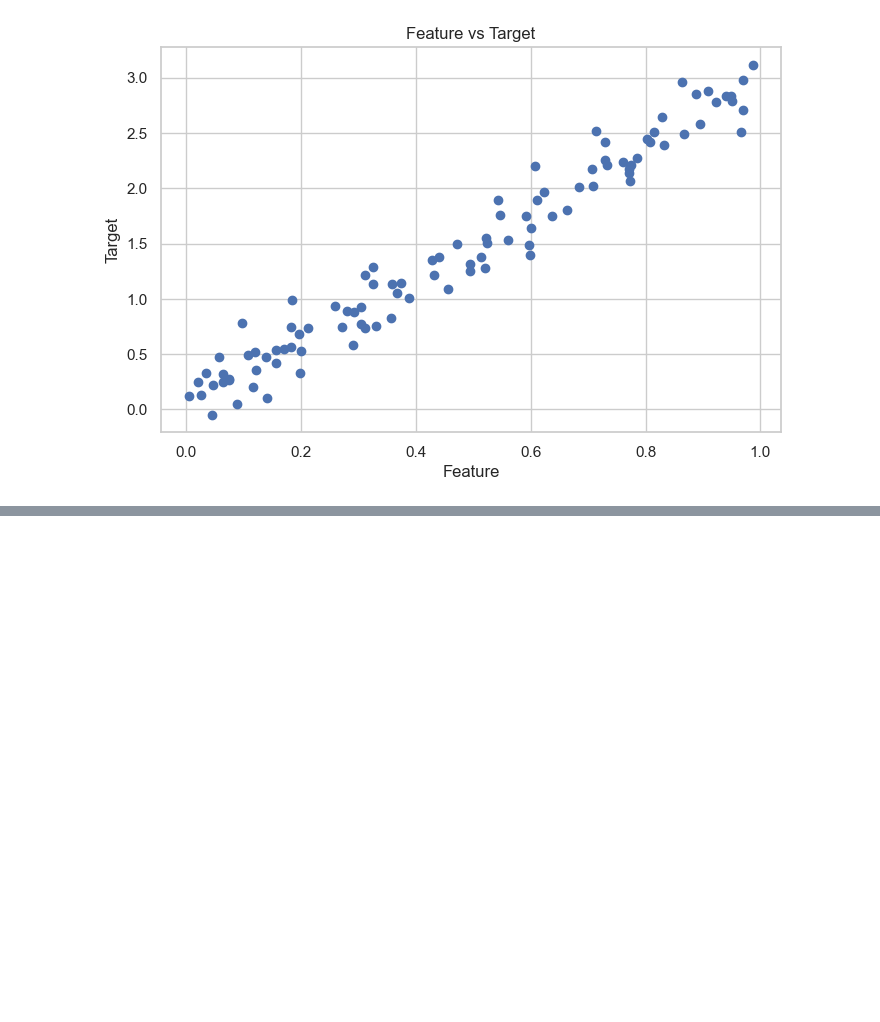
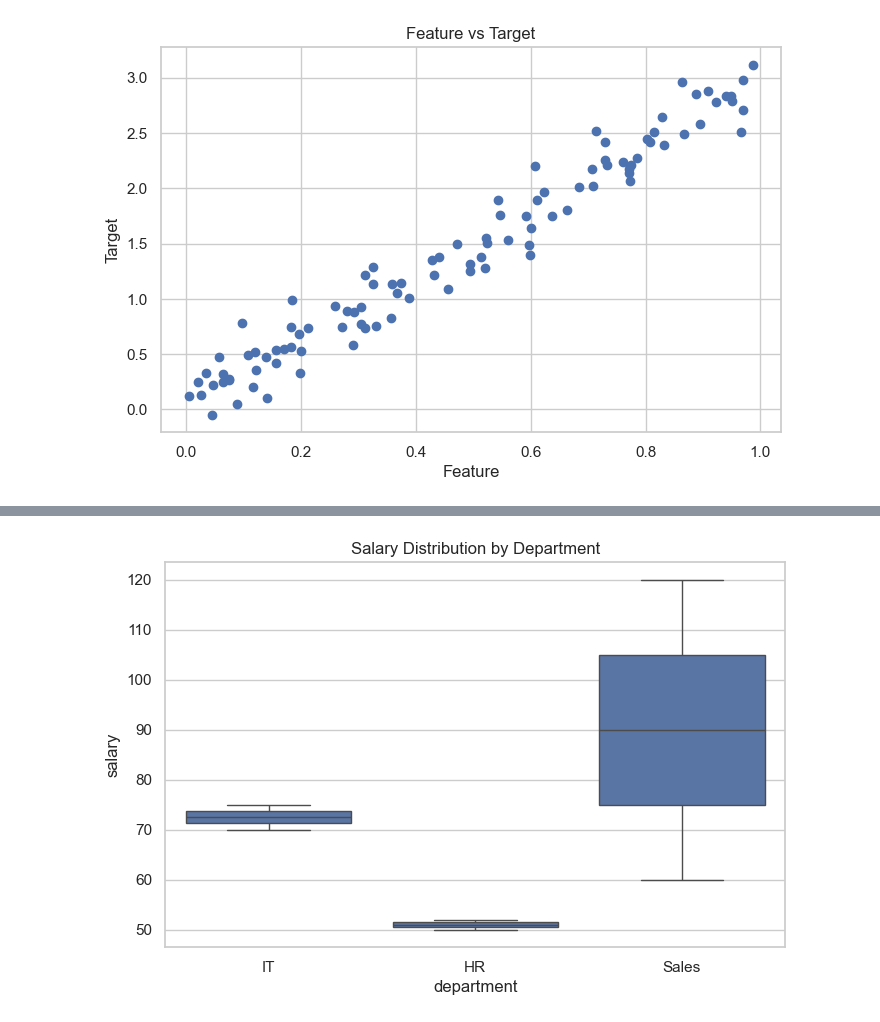
Before and after one commit to Deepayan-Thakur/Machine-Learning-Concepts, a Jupyter notebook: 00_prerequisites/matplotlib_seaborn.ipynb, the cells around one changed output, grey strips where cells are left out. Saved outputs shown, nothing was run; the diff lists cells and outputs as text; code cells hidden in the pictures; blank space fills up the shorter version.

```diff
--- a/00_prerequisites/matplotlib_seaborn.ipynb
+++ b/00_prerequisites/matplotlib_seaborn.ipynb
@@ -124,0 +166,12 @@ plt.show()
+# %%
+# Box Plot
+df = pd.DataFrame({
+    "department": ["IT", "IT", "HR", "HR", "Sales", "Sales"],
+    "salary": [70, 75, 50, 52, 60, 120]
+})
+
+sns.boxplot(x="department", y="salary", data=df)
+plt.title("Salary Distribution by Department")
+plt.show()
+# %% [output]
+[figure, added]
```
Also changed, not shown: parts of 26 cells of this notebook.
